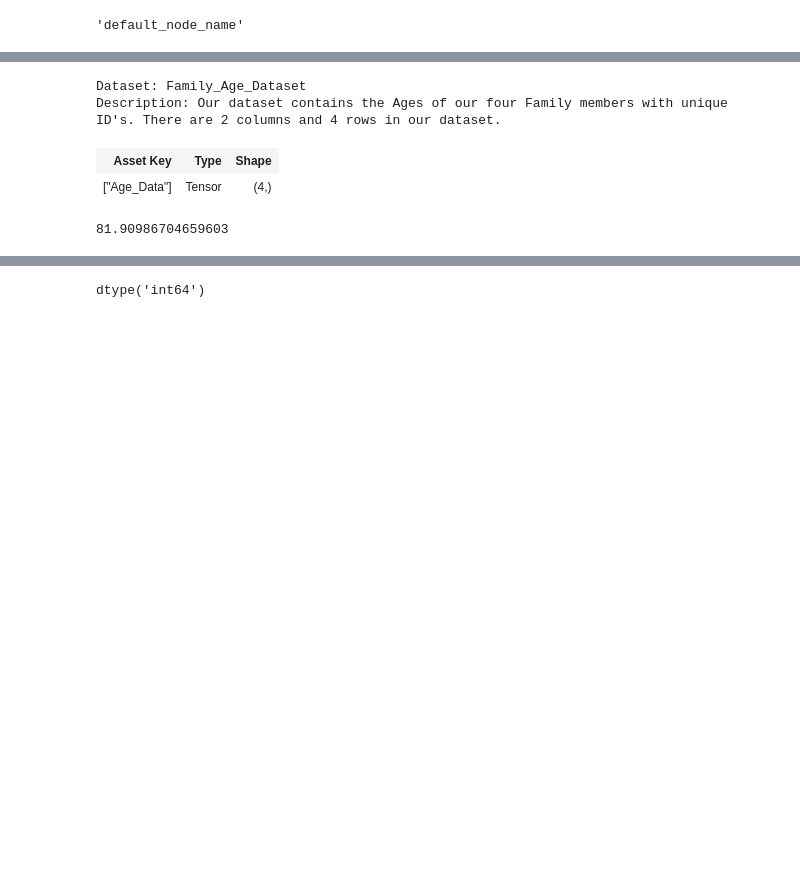
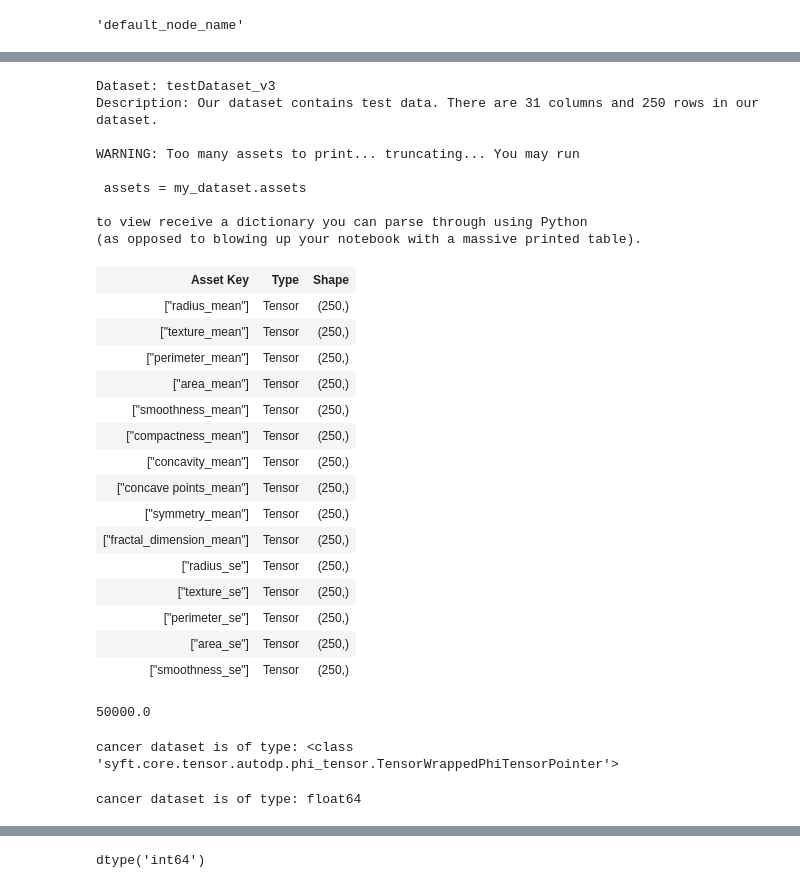
Before and after one commit to godrrrain/diplom, a Jupyter notebook: get_data.ipynb, the cells around one changed output, grey strips where cells are left out. Drawn from its saved outputs; the diff is of its cells as text; code cells hidden in the pictures; blank space fills up the shorter version.

```diff
--- a/get_data.ipynb
+++ b/get_data.ipynb
@@ -1,7 +1,7 @@
 # %%
 import syft as sy
 
-domain = sy.login(email="vova.degtyarev.01@mail.ru", password="20012002", url="localhost",port=8081)
+domain = sy.login(email="vovik.01@mail.ru", password="20012002", url="localhost",port=8082)
 # %% [output]
 Connecting to localhost... done!         Logging into default_node_name... done!
 # %%
@@ -35,12 +36,41 @@ domain.store
 # %%
-family_age_dataset=domain.datasets[0]
-family_age_dataset
+cancer_dataset=domain.datasets[3]
+cancer_dataset
 # %% [output]
-Dataset: Family_Age_Dataset
-Description: Our dataset contains the Ages of our four Family members with unique ID's. There are 2 columns and 4 rows in our dataset.
+Dataset: testDataset_v3
+Description: Our dataset contains test data. There are 31 columns and 250 rows in our dataset.
+
+WARNING: Too many assets to print... truncating... You may run
+
+ assets = my_dataset.assets
+
+to view receive a dictionary you can parse through using Python
+(as opposed to blowing up your notebook with a massive printed table).
 | Asset Key | Type | Shape |
-| ["Age_Data"] | Tensor | (4,) |
+| ["radius_mean"] | Tensor | (250,) |
+| ["texture_mean"] | Tensor | (250,) |
+| ["perimeter_mean"] | Tensor | (250,) |
+| ["area_mean"] | Tensor | (250,) |
+| ["smoothness_mean"] | Tensor | (250,) |
+| ["compactness_mean"] | Tensor | (250,) |
+| ["concavity_mean"] | Tensor | (250,) |
+| ["concave points_mean"] | Tensor | (250,) |
+| ["symmetry_mean"] | Tensor | (250,) |
+| ["fractal_dimension_mean"] | Tensor | (250,) |
+| ["radius_se"] | Tensor | (250,) |
+| ["texture_se"] | Tensor | (250,) |
+| ["perimeter_se"] | Tensor | (250,) |
+| ["area_se"] | Tensor | (250,) |
+| ["smoothness_se"] | Tensor | (250,) |
 # %%
 domain.privacy_budget
 # %% [output]
-81.90986704659603
+50000.0
+# %%
+print(f'cancer dataset is of type: {type(cancer_dataset["radius_mean"])}')
+# %% [output]
+cancer dataset is of type: <class 'syft.core.tensor.autodp.phi_tensor.TensorWrappedPhiTensorPointer'>
+# %%
+print(f'cancer dataset is of type: {cancer_dataset["radius_mean"].public_dtype}')
+# %% [output]
+cancer dataset is of type: float64
```
Also changed, not shown: parts of 49 cells of this notebook, 1 other file.
